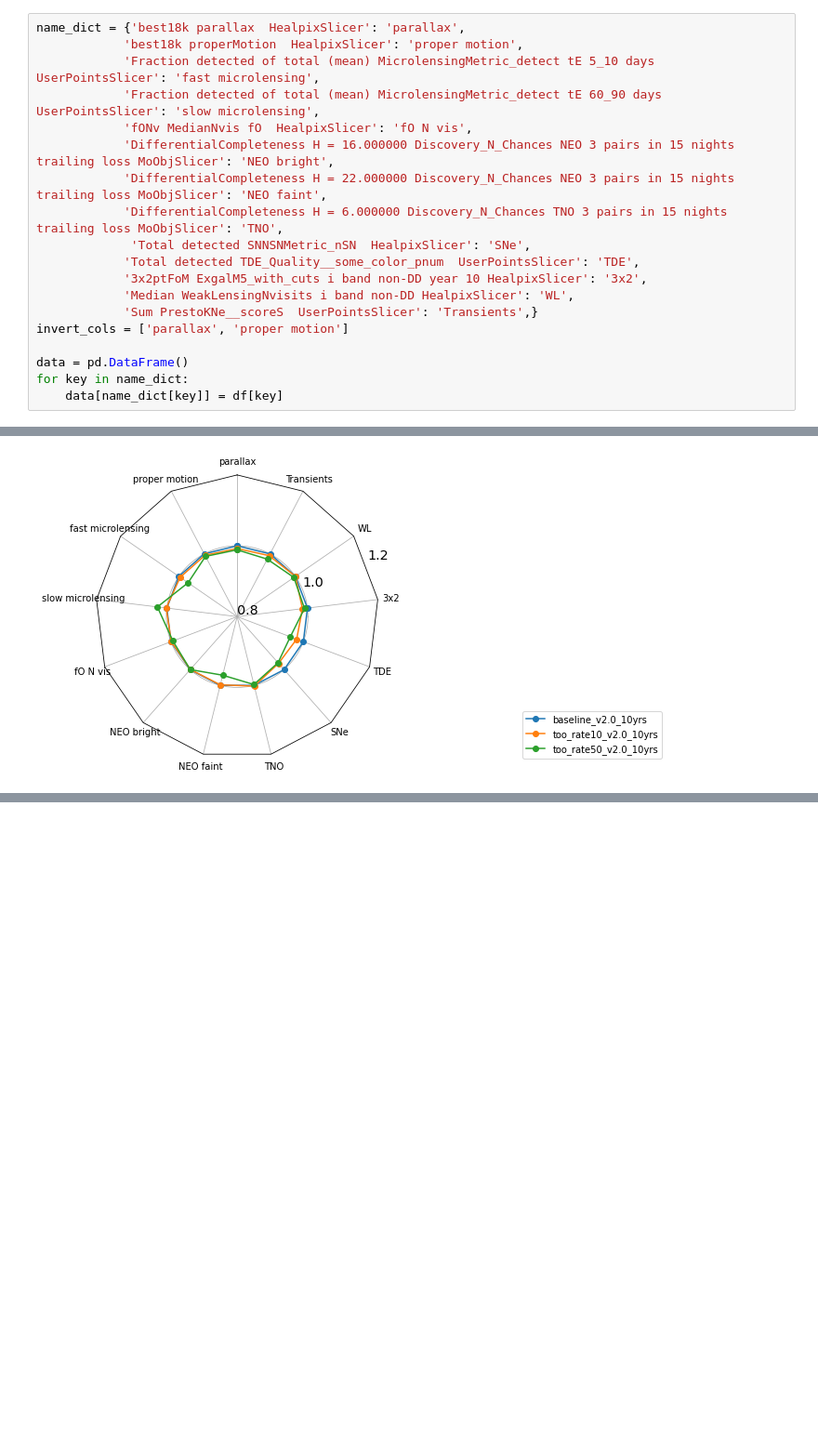
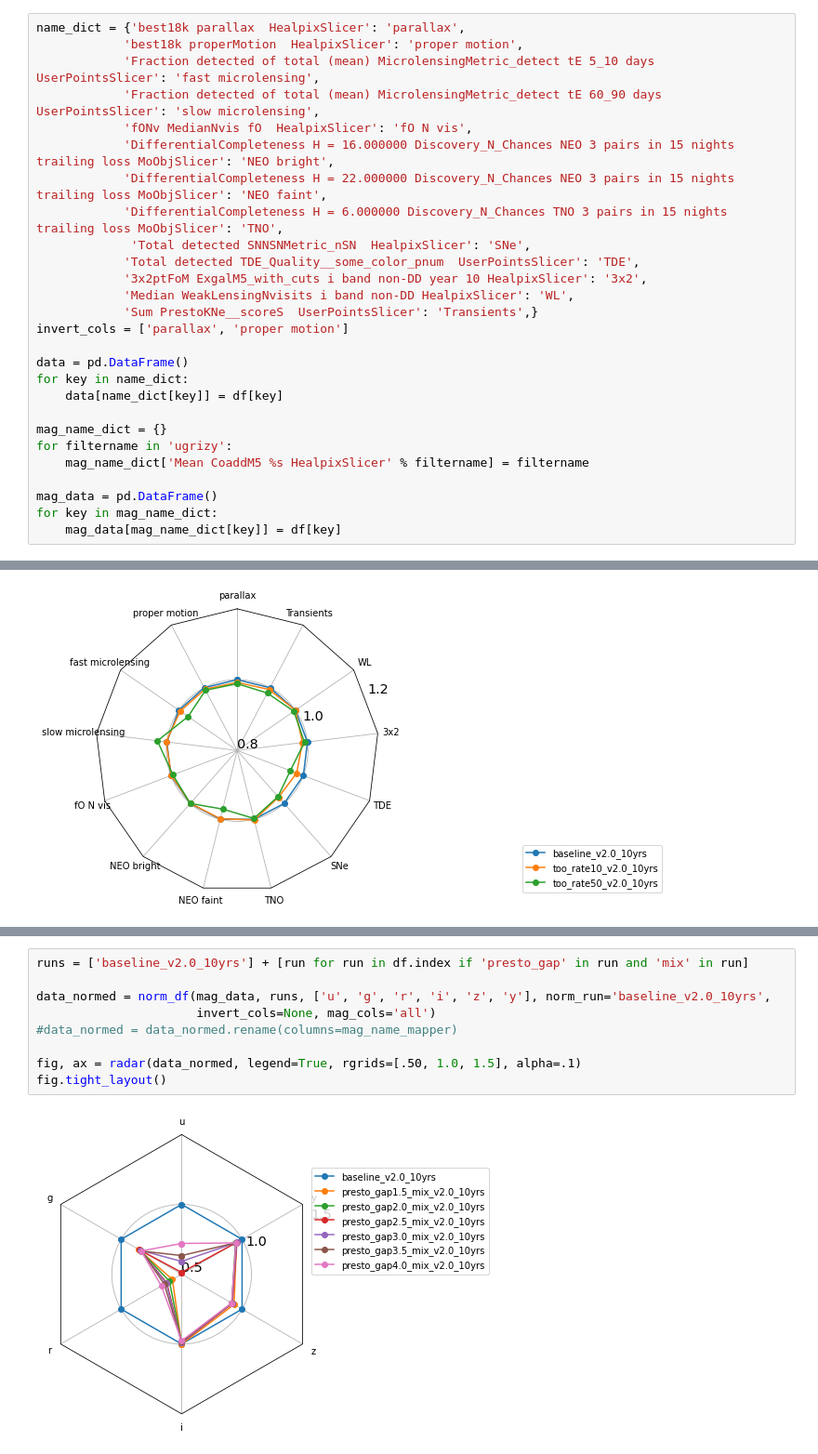
Before and after one commit to lsst-sims/sims_featureScheduler_runs2.0, a Jupyter notebook: maf/combined_look.ipynb, the cells around one changed output, grey strips where cells are left out. Shown at 93% size. Drawn from its saved outputs; the diff is of its cells as text; blank space fills up the shorter version.

```diff
--- a/maf/combined_look.ipynb
+++ b/maf/combined_look.ipynb
@@ -25,6 +25,14 @@ invert_cols = ['parallax', 'proper motion']
 data = pd.DataFrame()
 for key in name_dict:
     data[name_dict[key]] = df[key]
+
+mag_name_dict = {}
+for filtername in 'ugrizy':
+    mag_name_dict['Mean CoaddM5 %s HealpixSlicer' % filtername] = filtername
+
+mag_data = pd.DataFrame()
+for key in mag_name_dict:
+    mag_data[mag_name_dict[key]] = df[key]
 # %%
 df
 # %% [output]
@@ -394,0 +448,11 @@ fig.tight_layout()
+# %%
+runs = ['baseline_v2.0_10yrs'] + [run for run in df.index if 'presto_gap' in run and 'mix' in run]
+
+data_normed = norm_df(mag_data, runs, ['u', 'g', 'r', 'i', 'z', 'y'], norm_run='baseline_v2.0_10yrs',
+                      invert_cols=None, mag_cols='all')
+#data_normed = data_normed.rename(columns=mag_name_mapper)
+
+fig, ax = radar(data_normed, legend=True, rgrids=[.50, 1.0, 1.5], alpha=.1)
+fig.tight_layout()
+# %% [output]
+[figure, added]
```
Also changed, not shown: parts of 13 cells of this notebook.
